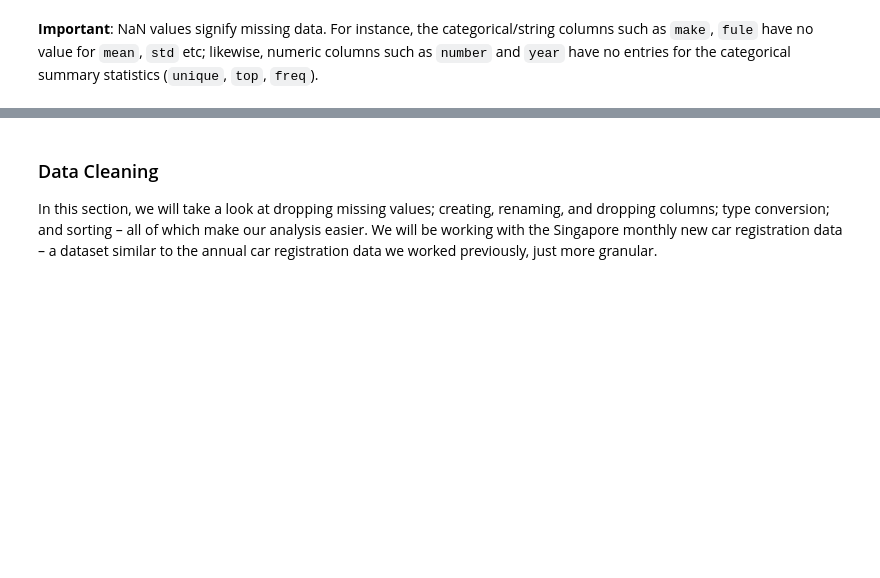
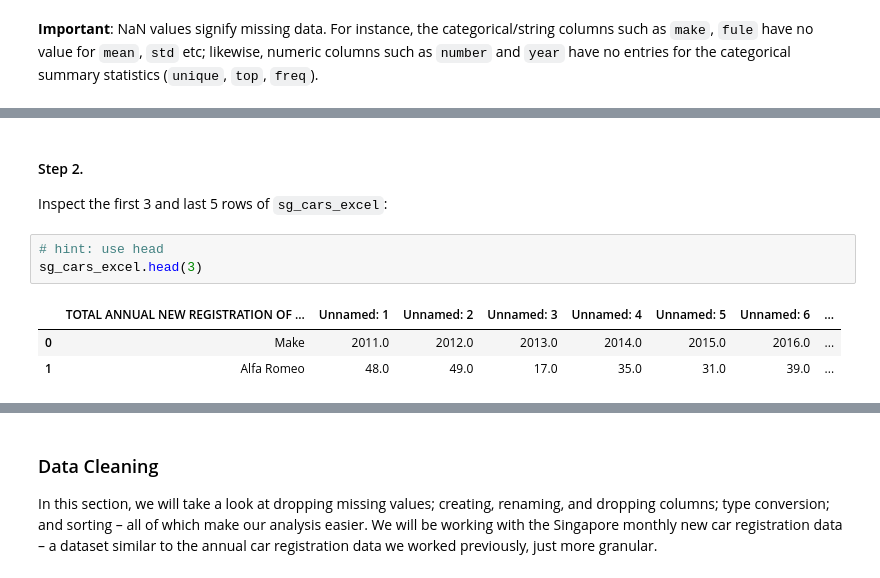
Before and after one commit to worldbank/dec-python-course, a Jupyter notebook: 1-foundations/3-numpy-and-pandas/foundations-s3.ipynb, the cells around one changed output, grey strips where cells are left out. Drawn from its saved outputs; the diff is of its cells as text; blank space fills up the shorter version.

```diff
--- a/1-foundations/3-numpy-and-pandas/foundations-s3.ipynb
+++ b/1-foundations/3-numpy-and-pandas/foundations-s3.ipynb
@@ -990,0 +1035,11 @@ singapore_cars_cleaned.describe(include='all')
+# %% [markdown]
+#### Step 2.
+
+Inspect the first 3 and last 5 rows of `sg_cars_excel`:
+# %%
+# hint: use head
+sg_cars_excel.head(3)
+# %% [output]
+|  | TOTAL ANNUAL NEW REGISTRATION OF ... | Unnamed: 1 | Unnamed: 2 | Unnamed: 3 | Unnamed: 4 | Unnamed: 5 | Unnamed: 6 | ... |
+| 0 | Make | 2011.0 | 2012.0 | 2013.0 | 2014.0 | 2015.0 | 2016.0 | ... |
+| 1 | Alfa Romeo | 48.0 | 49.0 | 17.0 | 35.0 | 31.0 | 39.0 | ... |
```
Also changed, not shown: parts of 38 cells of this notebook.
